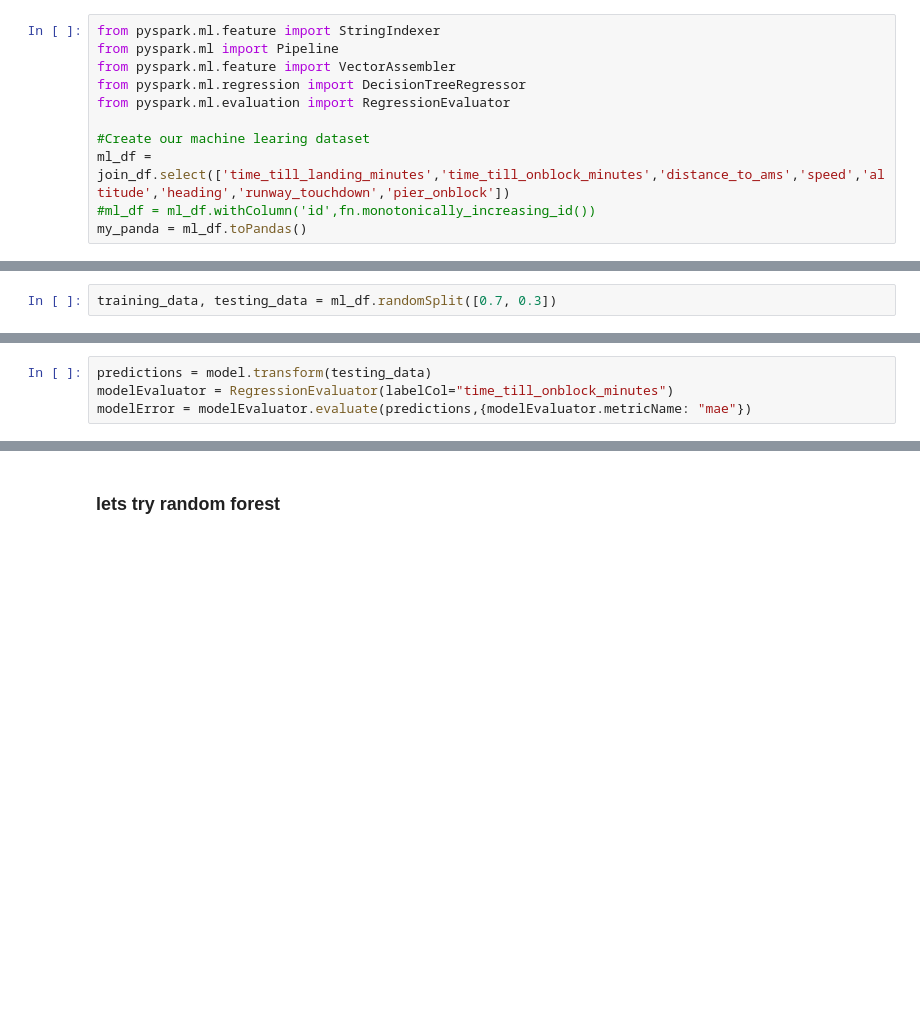
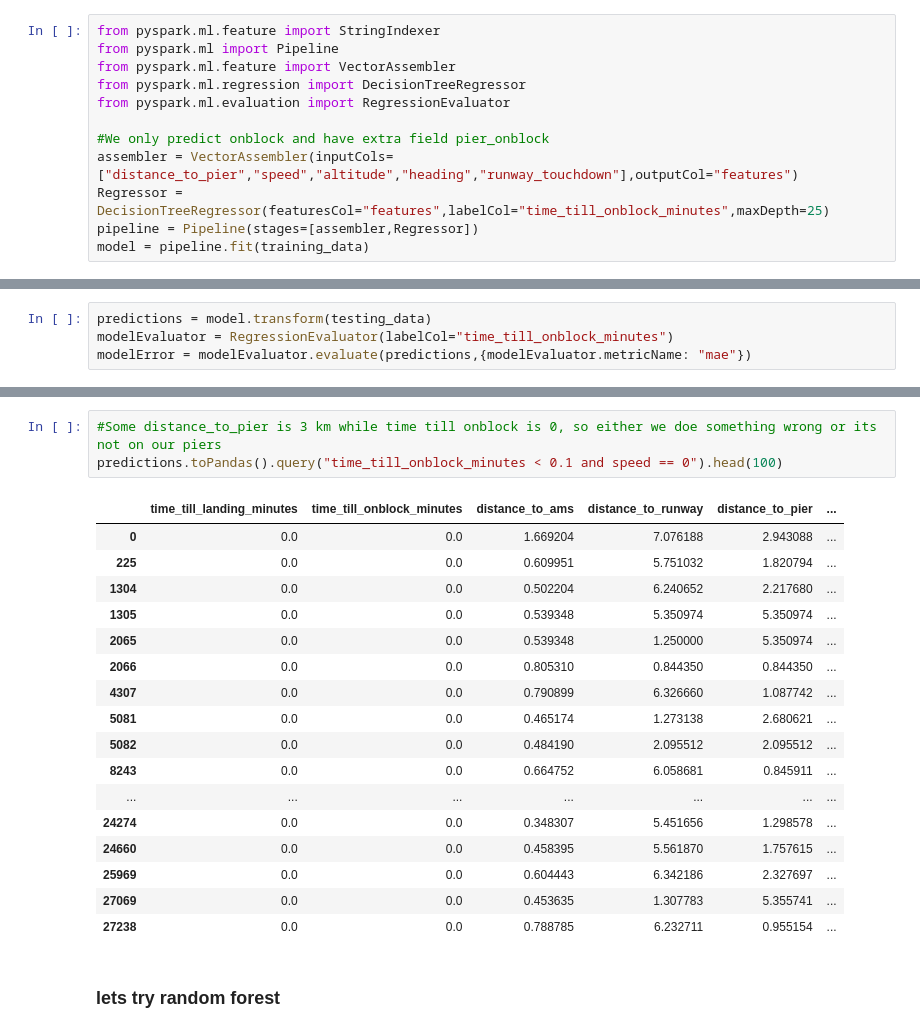
Before and after one commit to michelnossin/pyspark_training_docker, a Jupyter notebook: spark2-jupyter-docker.ipynb, the cells around one changed output, grey strips where cells are left out. Saved outputs shown, nothing was run; the diff lists cells and outputs as text; blank space fills up the shorter version.

```diff
--- a/spark2-jupyter-docker.ipynb
+++ b/spark2-jupyter-docker.ipynb
@@ -944,7 +1010,8 @@ from pyspark.ml.feature import VectorAssembler
 from pyspark.ml.regression import DecisionTreeRegressor
 from pyspark.ml.evaluation import RegressionEvaluator
 
-#Create our machine learing dataset
-ml_df = join_df.select(['time_till_landing_minutes','time_till_onblock_minutes','distance_to_ams','speed','altitude','heading','runway_touchdown','pier_onblock'])
-#ml_df = ml_df.withColumn('id',fn.monotonically_increasing_id())
-my_panda = ml_df.toPandas()
+#We only predict onblock and have extra field pier_onblock
+assembler = VectorAssembler(inputCols=["distance_to_pier","speed","altitude","heading","runway_touchdown"],outputCol="features")
+Regressor = DecisionTreeRegressor(featuresCol="features",labelCol="time_till_onblock_minutes",maxDepth=25)
+pipeline = Pipeline(stages=[assembler,Regressor])
+model = pipeline.fit(training_data)
@@ -953,2 +1017,0 @@ my_panda.to_csv('/root/fr24/flight.csv', index=False)
-# %%
-training_data, testing_data = ml_df.randomSplit([0.7, 0.3])
@@ -967,3 +1026,24 @@ modelError
+# %%
+#Some distance_to_pier is 3 km while time till onblock is 0, so either we doe something wrong or its not on our piers
+predictions.toPandas().query("time_till_onblock_minutes < 0.1 and speed == 0").head(100)
+# %% [output]
+|  | time_till_landing_minutes | time_till_onblock_minutes | distance_to_ams | distance_to_runway | distance_to_pier | ... |
+| 0 | 0.0 | 0.0 | 1.669204 | 7.076188 | 2.943088 | ... |
+| 225 | 0.0 | 0.0 | 0.609951 | 5.751032 | 1.820794 | ... |
+| 1304 | 0.0 | 0.0 | 0.502204 | 6.240652 | 2.217680 | ... |
+| 1305 | 0.0 | 0.0 | 0.539348 | 5.350974 | 5.350974 | ... |
+| 2065 | 0.0 | 0.0 | 0.539348 | 1.250000 | 5.350974 | ... |
+| 2066 | 0.0 | 0.0 | 0.805310 | 0.844350 | 0.844350 | ... |
+| 4307 | 0.0 | 0.0 | 0.790899 | 6.326660 | 1.087742 | ... |
+| 5081 | 0.0 | 0.0 | 0.465174 | 1.273138 | 2.680621 | ... |
+| 5082 | 0.0 | 0.0 | 0.484190 | 2.095512 | 2.095512 | ... |
+| 8243 | 0.0 | 0.0 | 0.664752 | 6.058681 | 0.845911 | ... |
+| ... | ... | ... | ... | ... | ... | ... |
+| 24274 | 0.0 | 0.0 | 0.348307 | 5.451656 | 1.298578 | ... |
+| 24660 | 0.0 | 0.0 | 0.458395 | 5.561870 | 1.757615 | ... |
+| 25969 | 0.0 | 0.0 | 0.604443 | 6.342186 | 2.327697 | ... |
+| 27069 | 0.0 | 0.0 | 0.453635 | 1.307783 | 5.355741 | ... |
+| 27238 | 0.0 | 0.0 | 0.788785 | 6.232711 | 0.955154 | ... |
 # %% [markdown]
 ### lets try random forest
 # %%
```
Also changed, not shown: parts of 14 cells of this notebook.
